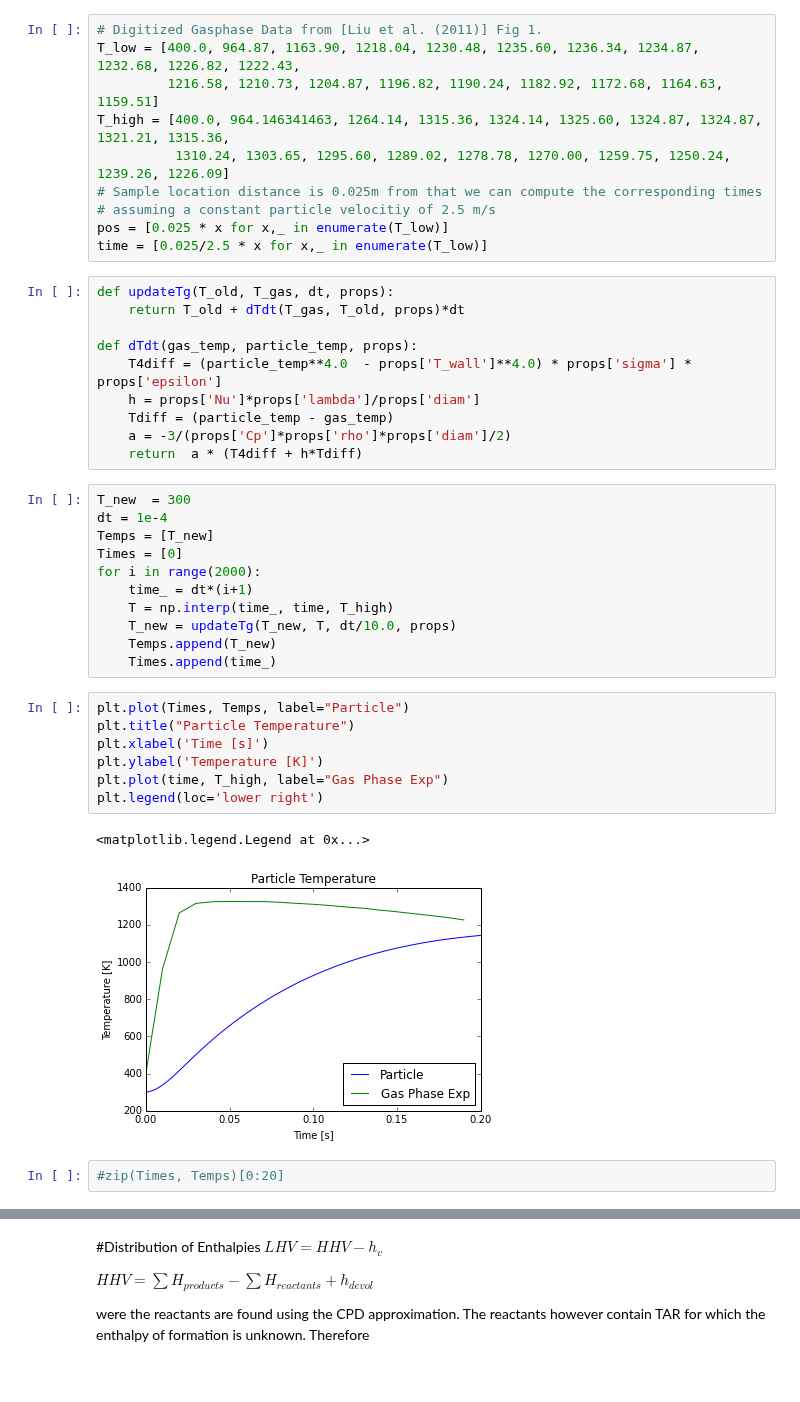
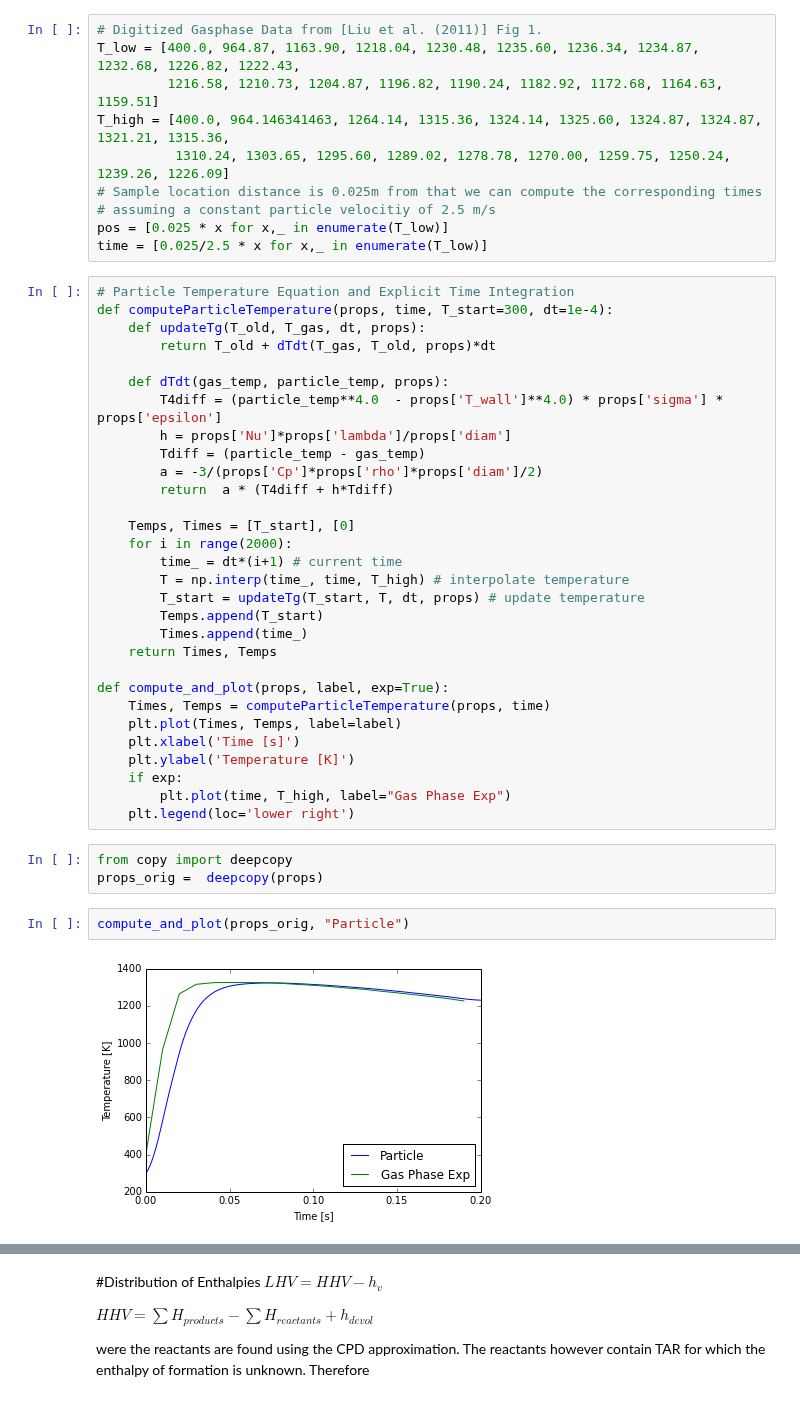
Before and after one commit to ostein/notebooks, a Jupyter notebook: pkp/BlackThunder.ipynb, the cells around one changed output, grey strips where cells are left out. Saved outputs shown, nothing was run; the diff lists cells and outputs as text.

```diff
--- a/pkp/BlackThunder.ipynb
+++ b/pkp/BlackThunder.ipynb
@@ -47,35 +55,39 @@ T_high = [400.0, 964.146341463, 1264.14, 1315.36, 1324.14, 1325.60, 1324.87, 132
 pos = [0.025 * x for x,_ in enumerate(T_low)]
 time = [0.025/2.5 * x for x,_ in enumerate(T_low)]
 # %%
-def updateTg(T_old, T_gas, dt, props):
-    return T_old + dTdt(T_gas, T_old, props)*dt
+# Particle Temperature Equation and Explicit Time Integration
+def computeParticleTemperature(props, time, T_start=300, dt=1e-4):
+    def updateTg(T_old, T_gas, dt, props):
+        return T_old + dTdt(T_gas, T_old, props)*dt
 
-def dTdt(gas_temp, particle_temp, props):
-    T4diff = (particle_temp**4.0  - props['T_wall']**4.0) * props['sigma'] * props['epsilon']
-    h = props['Nu']*props['lambda']/props['diam']
-    Tdiff = (particle_temp - gas_temp)
-    a = -3/(props['Cp']*props['rho']*props['diam']/2)
-    return  a * (T4diff + h*Tdiff)
+    def dTdt(gas_temp, particle_temp, props):
+        T4diff = (particle_temp**4.0  - props['T_wall']**4.0) * props['sigma'] * props['epsilon']
+        h = props['Nu']*props['lambda']/props['diam']
+        Tdiff = (particle_temp - gas_temp)
+        a = -3/(props['Cp']*props['rho']*props['diam']/2)
+        return  a * (T4diff + h*Tdiff)
+
+    Temps, Times = [T_start], [0]
+    for i in range(2000):
+        time_ = dt*(i+1) # current time
+        T = np.interp(time_, time, T_high) # interpolate temperature
+        T_start = updateTg(T_start, T, dt, props) # update temperature
+        Temps.append(T_start)
+        Times.append(time_)
+    return Times, Temps
+
+def compute_and_plot(props, label, exp=True):
+    Times, Temps = computeParticleTemperature(props, time)
+    plt.plot(Times, Temps, label=label)
+    plt.xlabel('Time [s]')
+    plt.ylabel('Temperature [K]')
+    if exp:
+        plt.plot(time, T_high, label="Gas Phase Exp")
+    plt.legend(loc='lower right')
-# %%
-T_new  = 300
-dt = 1e-4
-Temps = [T_new]
-Times = [0]
-for i in range(2000):
-    time_ = dt*(i+1)
-    T = np.interp(time_, time, T_high)
-    T_new = updateTg(T_new, T, dt/10.0, props)
-    Temps.append(T_new)
-    Times.append(time_)
-# %%
-plt.plot(Times, Temps, label="Particle")
-plt.title("Particle Temperature")
-plt.xlabel('Time [s]')
-plt.ylabel('Temperature [K]')
-plt.plot(time, T_high, label="Gas Phase Exp")
-plt.legend(loc='lower right')
-# %% [output]
-<matplotlib.legend.Legend at 0x...>
-[figure, removed]
-# %%
-#zip(Times, Temps)[0:20]
+# %%
+from copy import deepcopy
+props_orig =  deepcopy(props)
+# %%
+compute_and_plot(props_orig, "Particle")
+# %% [output]
+[figure, added]
```
Also changed, not shown: parts of 28 cells of this notebook.
